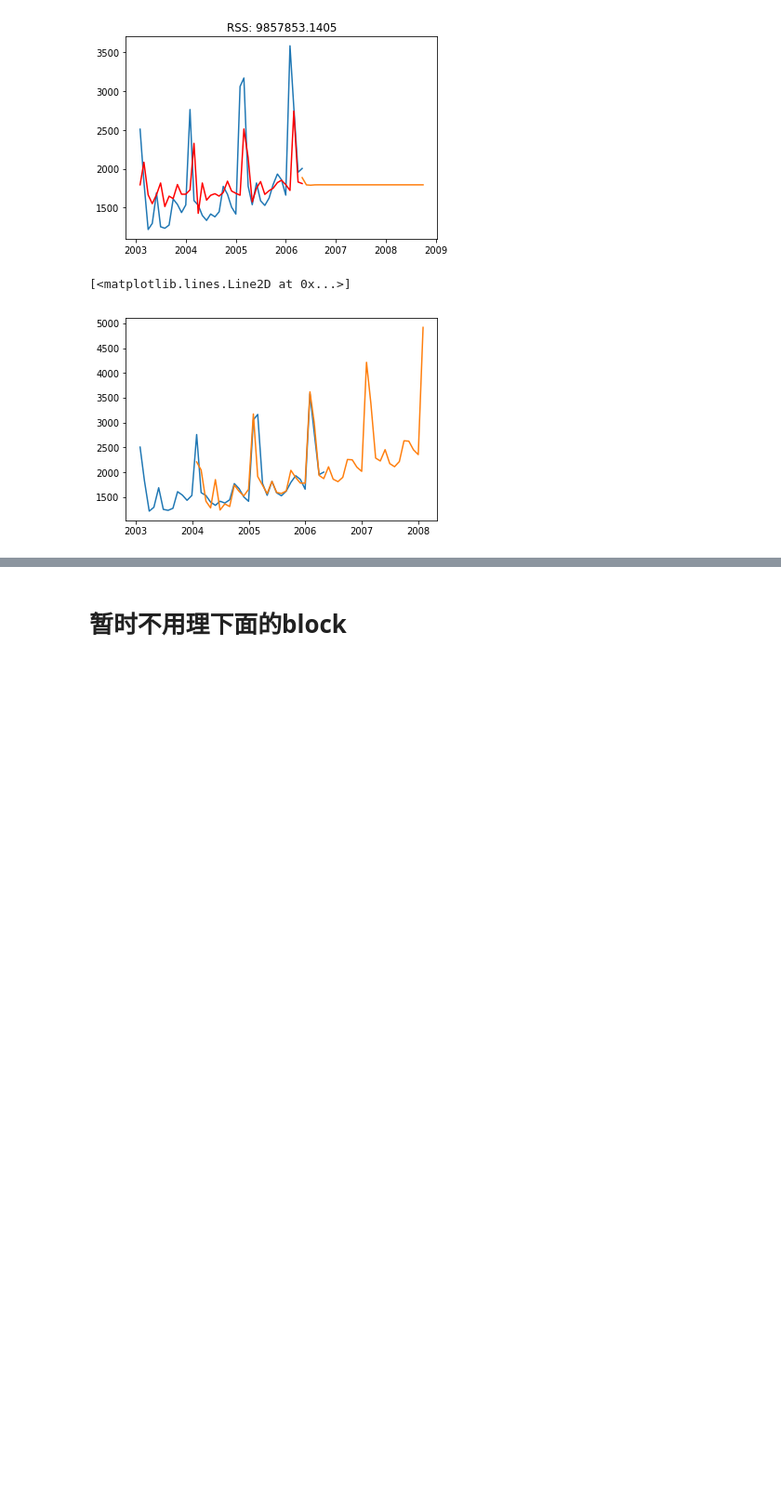
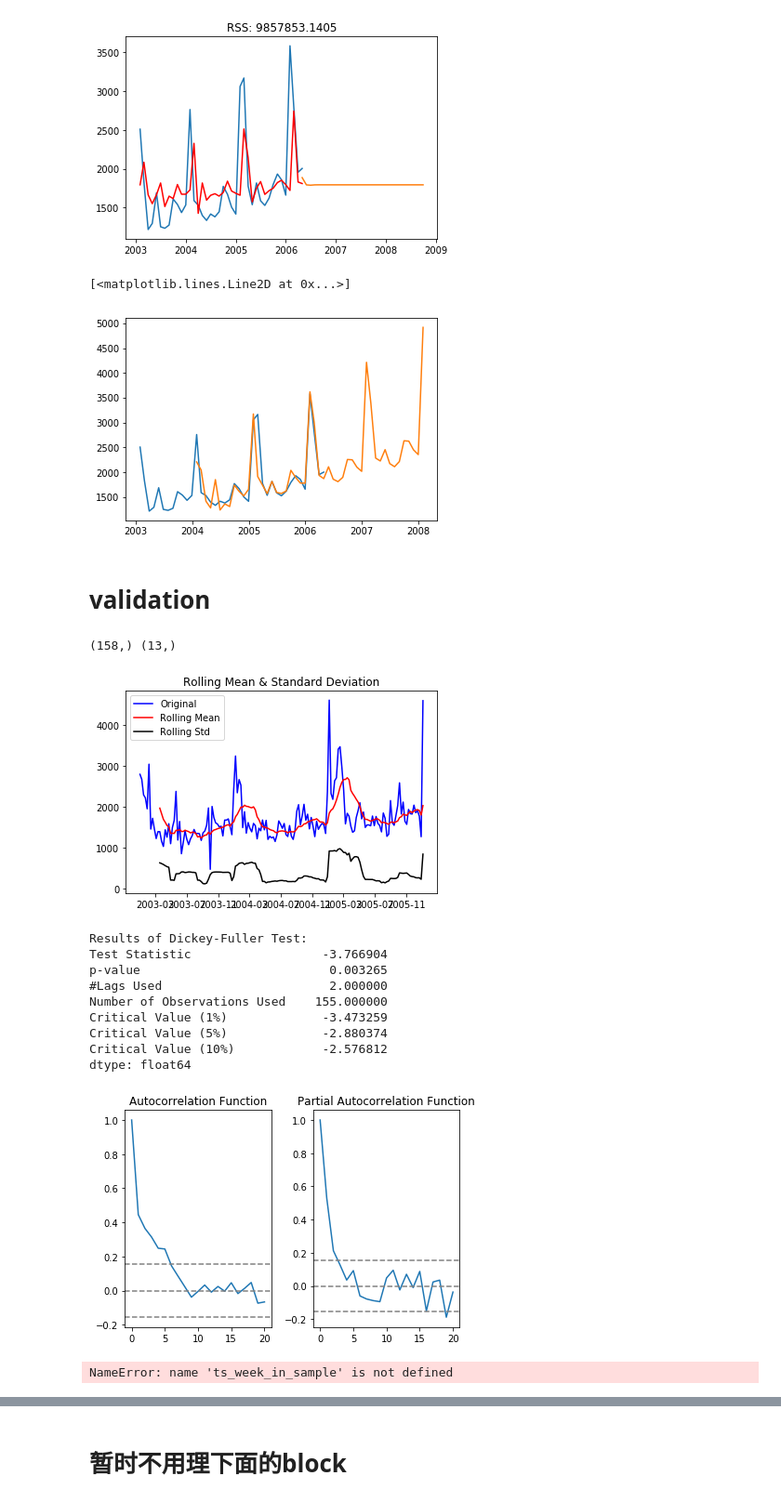
Before and after one commit to EchanHe/yancheng, a Jupyter notebook: data_manipulation.ipynb, the cells around one changed output, grey strips where cells are left out. Shown: that part at 93% size. Cells and saved outputs as stored; diff of their text form; code cells hidden in the pictures; blank space fills up the shorter version.

Commit message:
add validation

```diff
--- a/data_manipulation.ipynb
+++ b/data_manipulation.ipynb
@@ -426,3 +435,44 @@ plt.plot(pred.predicted_mean)
 # %% [output]
 [<matplotlib.lines.Line2D at 0x...>]
 [figure]
+# %% [markdown]
+# validation
+# %%
+pert = 0.925
+partition = int(ts_week.shape[0]*pert)
+ts_week_in_sample = ts_week[:partition]
+ts_week_out_sample = ts_week[partition:]
+print(ts_week_in_sample.shape,ts_week_out_sample.shape)
+test_stationarity(ts_week_in_sample)
+plot_acf_pacf(ts_week_in_sample)
+# %% [output]
+(158,) (13,)
+[figure, added]
+Results of Dickey-Fuller Test:
+Test Statistic                  -3.766904
+p-value                          0.003265
+#Lags Used                       2.000000
+Number of Observations Used    155.000000
+Critical Value (1%)             -3.473259
+Critical Value (5%)             -2.880374
+Critical Value (10%)            -2.576812
+dtype: float64
+[figure, added]
+# %%
+
+
+#
+model = ARIMA(ts_week_in_sample, order=(6, 0, 2))
+results_ARIMA = model.fit(disp=-1)
+plt.plot(ts_week)
+plt.plot(results_ARIMA.fittedvalues, color='red')
+plt.title('RSS: %.4f'% sum((results_ARIMA.fittedvalues-ts_week_in_sample)**2))
+
+#预测未来80周的数据，
+forecast_data = pd.DataFrame(results_ARIMA.forecast(steps=12)[0])
+forecast_data.index = pd.date_range(ts_week_in_sample.index.max(), periods=12, freq='W')
+plt.plot(forecast_data)
+mse = mean_squared_error(forecast_data, ts_week_out_sample)
+print(mse)
+# %% [output]
+NameError: name 'ts_week_in_sample' is not defined
```
Also changed, not shown: parts of 9 cells of this notebook, 1 other file.
